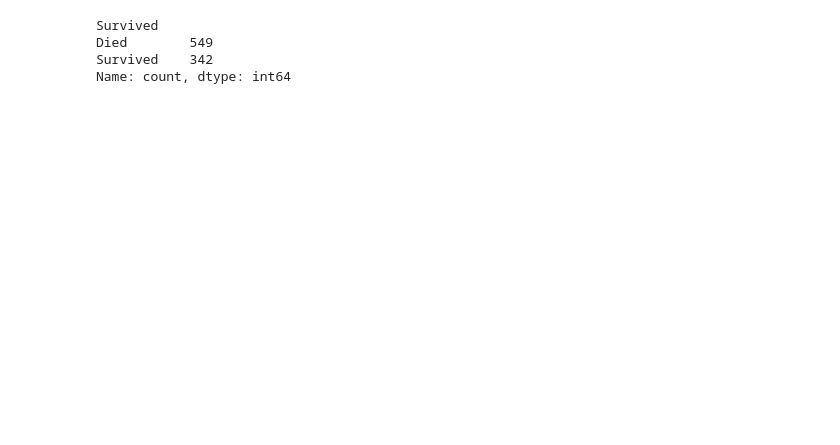
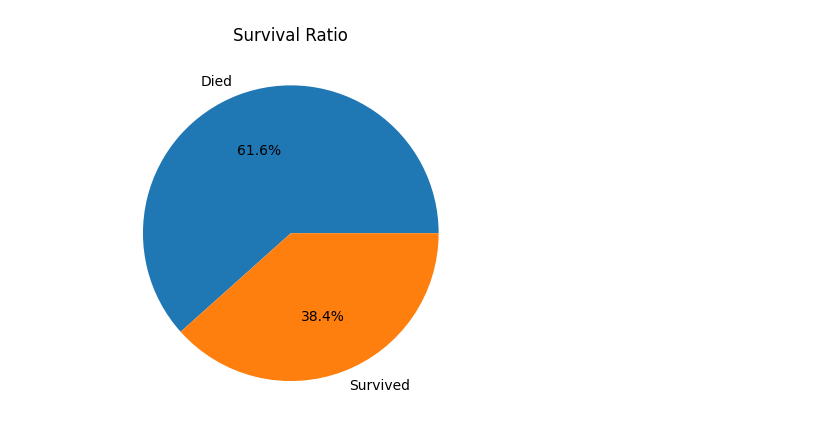
Before and after one commit to TonyGrif/titanic, a Jupyter notebook: eda/univariate.ipynb, the cells around one changed output. Drawn from its saved outputs; the diff is of its cells as text; code cells hidden in the pictures; blank space fills up the shorter version.

Commit message:
notebook(eda): add plots to univariate analysis

```diff
--- a/eda/univariate.ipynb
+++ b/eda/univariate.ipynb
@@ -4,15 +4,25 @@
 import pandas as pd
 
 df = pd.read_csv("../resources/train.csv")
+# %%
+# Utility functions
+def pie(title, values, labels) -> None:
+    fig, ax = plt.subplots()
+    plt.title(title)
+    ax.pie(values, labels=labels, autopct="%1.1f%%")
+
+def bar(title, xcord, height) -> None:
+    fix, ax = plt.subplots()
+    plt.title(title)
+    ax.bar(xcord, height)
 # %%
 # Survival Ratio
-df["Survived"] \
+survival = df["Survived"] \
     .value_counts() \
     .rename({0: "Died", 1: "Survived"})
+
+pie("Survival Ratio", survival.values, survival.keys())
 # %% [output]
-Survived
-Died        549
-Survived    342
-Name: count, dtype: int64
+[figure, added]
 # %%
 # Socio-Economic Status Ratio
```
Also changed, not shown: parts of 8 cells of this notebook.
